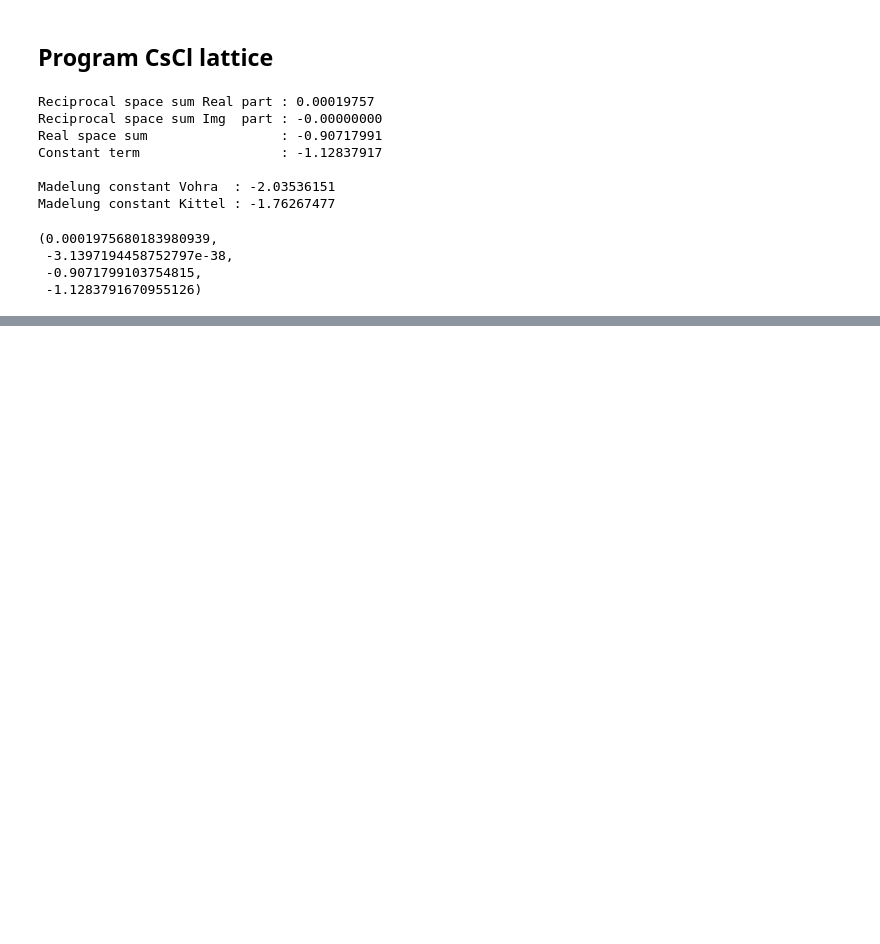
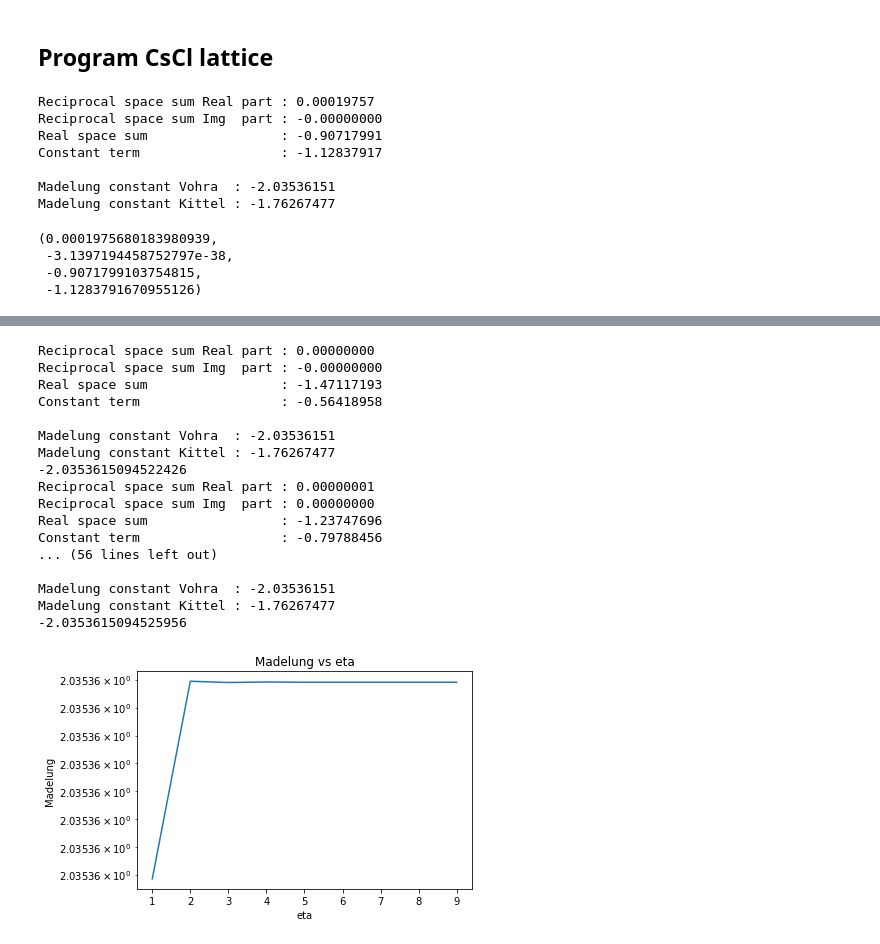
Before and after one commit to carle13/DipolarMagneticInteractions, a Jupyter notebook: csCl.ipynb, the cells around one changed output, grey strips where cells are left out. Saved outputs shown, nothing was run; the diff lists cells and outputs as text; code cells hidden in the pictures; blank space fills up the shorter version.

```diff
--- a/csCl.ipynb
+++ b/csCl.ipynb
@@ -50,0 +103,35 @@ Madelung constant Kittel : -1.76267477
+# %%
+#Produce plot of madelung constant vs eta
+etas = np.arange(1, 10, 1)
+madelung = []
+for i in range(len(etas)):
+    res = ewald(alattice, a, b, c, q, tau, etas[i], 10, 10)
+    print(res[0] + res[3] + res[2])
+    madelung.append((res[0] + res[3] + res[2])*-1)
+
+plt.figure()
+plt.title('Madelung vs eta')
+plt.xlabel('eta')
+plt.ylabel('Madelung')
+plt.yscale('log')
+plt.plot(etas, madelung)
+plt.show()
+# %% [output]
+Reciprocal space sum Real part : 0.00000000
+Reciprocal space sum Img  part : -0.00000000
+Real space sum                 : -1.47117193
+Constant term                  : -0.56418958
+
+Madelung constant Vohra  : -2.03536151
+Madelung constant Kittel : -1.76267477
+-2.0353615094522426
+Reciprocal space sum Real part : 0.00000001
+Reciprocal space sum Img  part : 0.00000000
+Real space sum                 : -1.23747696
+Constant term                  : -0.79788456
+... (56 lines left out)
+
+Madelung constant Vohra  : -2.03536151
+Madelung constant Kittel : -1.76267477
+-2.0353615094525956
+[figure, added]
```
Also changed, not shown: parts of 3 cells of this notebook.
